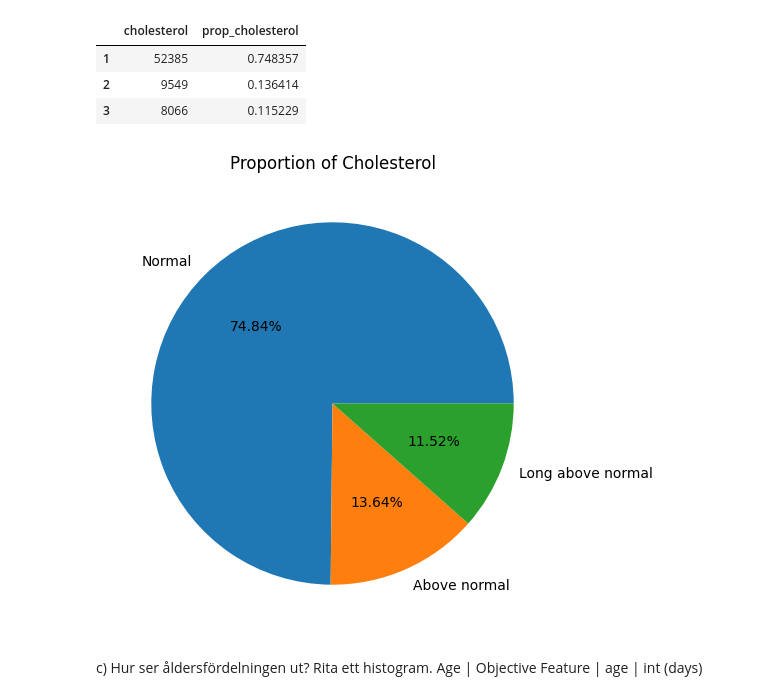
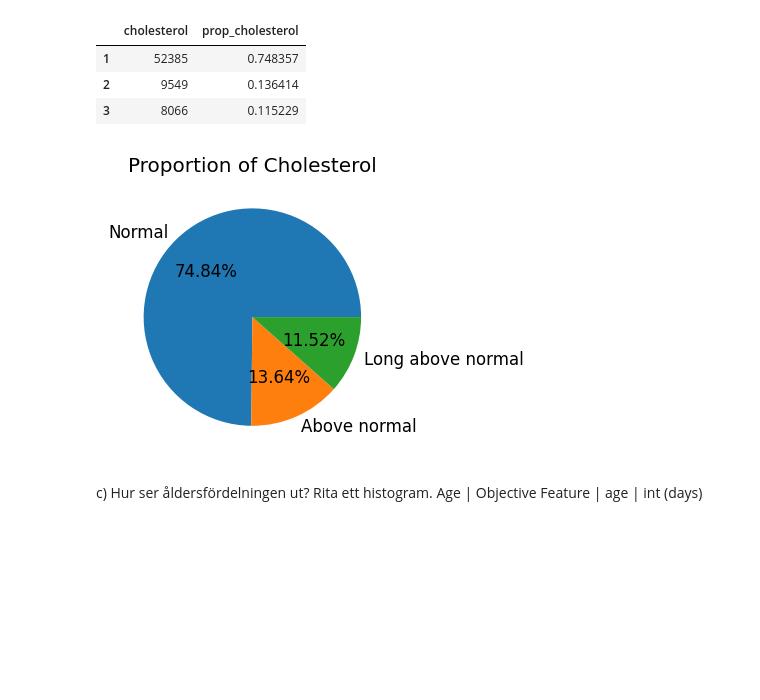
Before and after one commit to yuna-liu/Maskininlarning-Yuna-Liu, a Jupyter notebook: Lab1/DiseasePrediction.ipynb, the cells around one changed output. Cells and saved outputs as stored; diff of their text form; code cells hidden in the pictures; blank space fills up the shorter version.

```diff
--- a/Lab1/DiseasePrediction.ipynb
+++ b/Lab1/DiseasePrediction.ipynb
@@ -125,11 +126,11 @@ cholesterol_n
 | 2 | 9549 | 0.136414 |
 | 3 | 8066 | 0.115229 |
 # %%
-fig, ax = plt.subplots(dpi=100, figsize=(6,6), facecolor="white")
+fig, ax = plt.subplots(dpi=120, figsize=(3,3), facecolor="white")
 plt.pie(cholesterol_n["cholesterol"], labels=["Normal", "Above normal", "Long above normal"], autopct="%1.2f%%")
 ax.set_title("Proportion of Cholesterol");
 # %% [output]
-[figure, old version]
+[figure, new version]
 # %% [markdown]
 c) Hur ser åldersfördelningen ut? Rita ett histogram.
 Age | Objective Feature | age | int (days)
```
Also changed, not shown: parts of 39 cells of this notebook, 4 other files.
